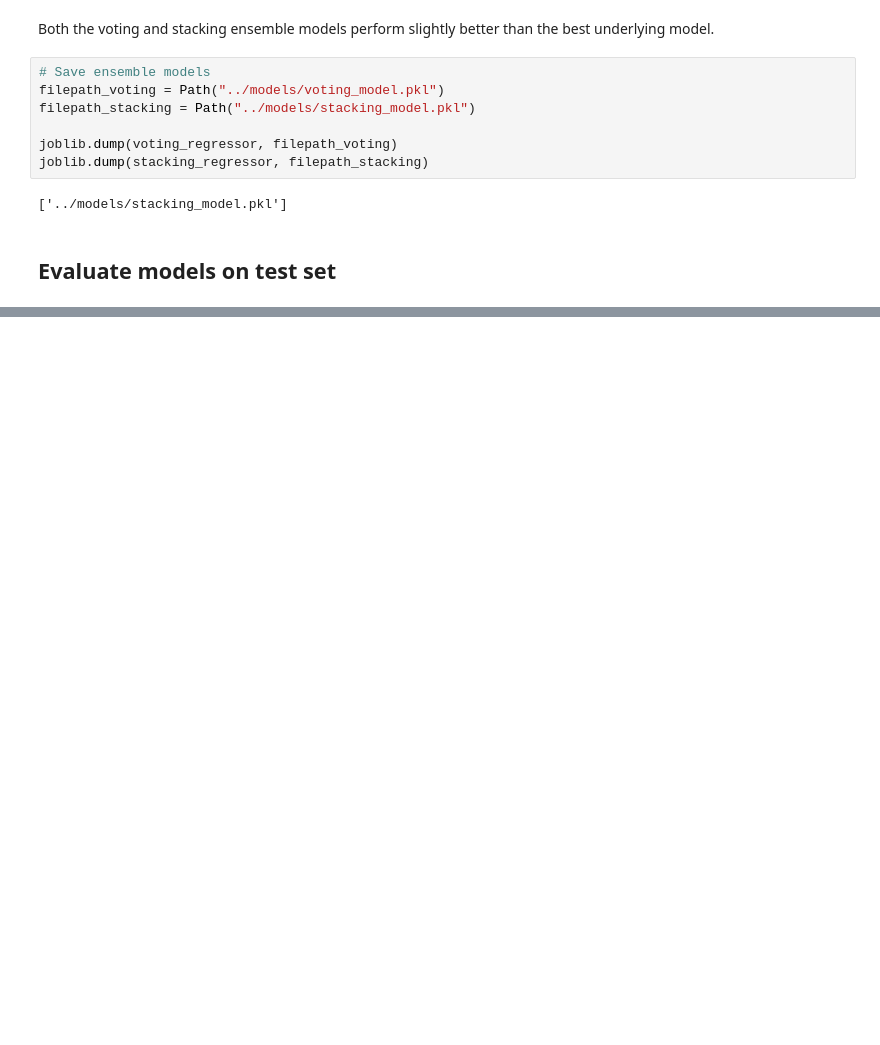
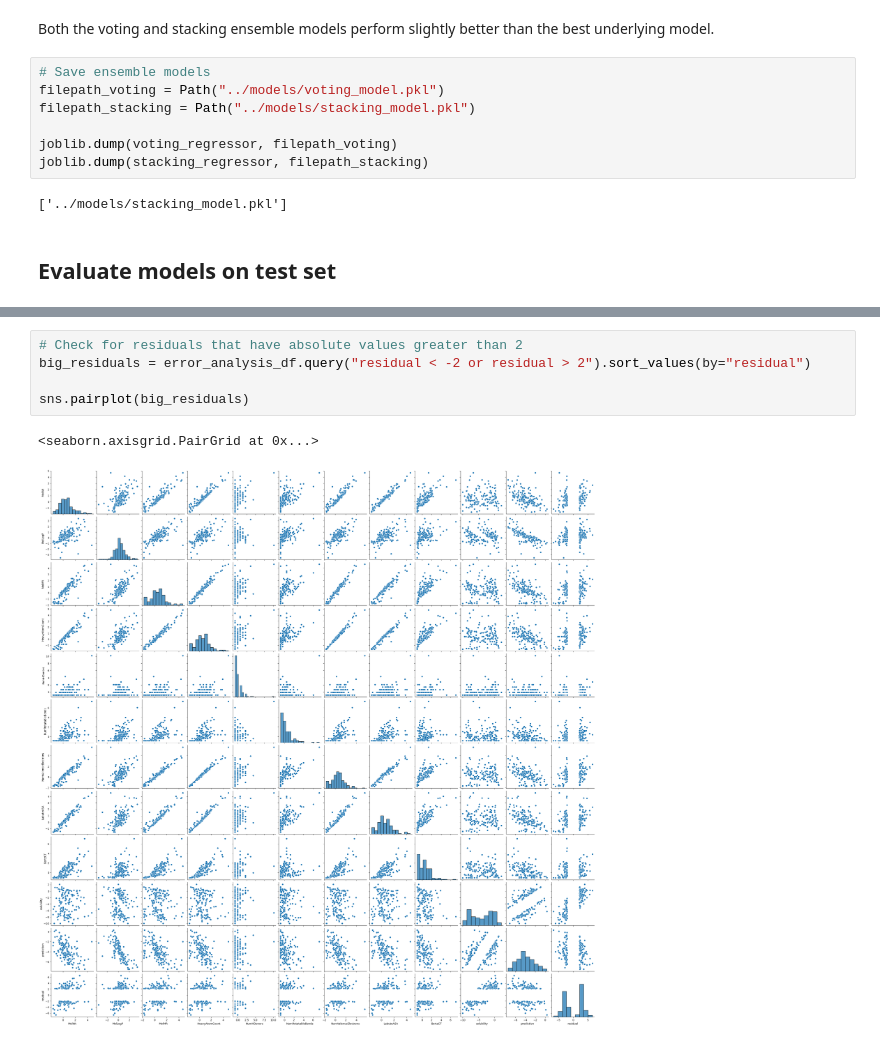
Before and after one commit to ManuelGehl/molecule_solubility, a Jupyter notebook: scripts/Model_building.ipynb, the cells around one changed output, grey strips where cells are left out. Drawn from its saved outputs; the diff is of its cells as text; blank space fills up the shorter version.

```diff
--- a/scripts/Model_building.ipynb
+++ b/scripts/Model_building.ipynb
@@ -436,0 +487,8 @@ plt.scatter(
+# %%
+# Check for residuals that have absolute values greater than 2
+big_residuals = error_analysis_df.query("residual < -2 or residual > 2").sort_values(by="residual")
+
+sns.pairplot(big_residuals)
+# %% [output]
+<seaborn.axisgrid.PairGrid at 0x...>
+[figure, added]
```
Also changed, not shown: parts of 15 cells of this notebook.
